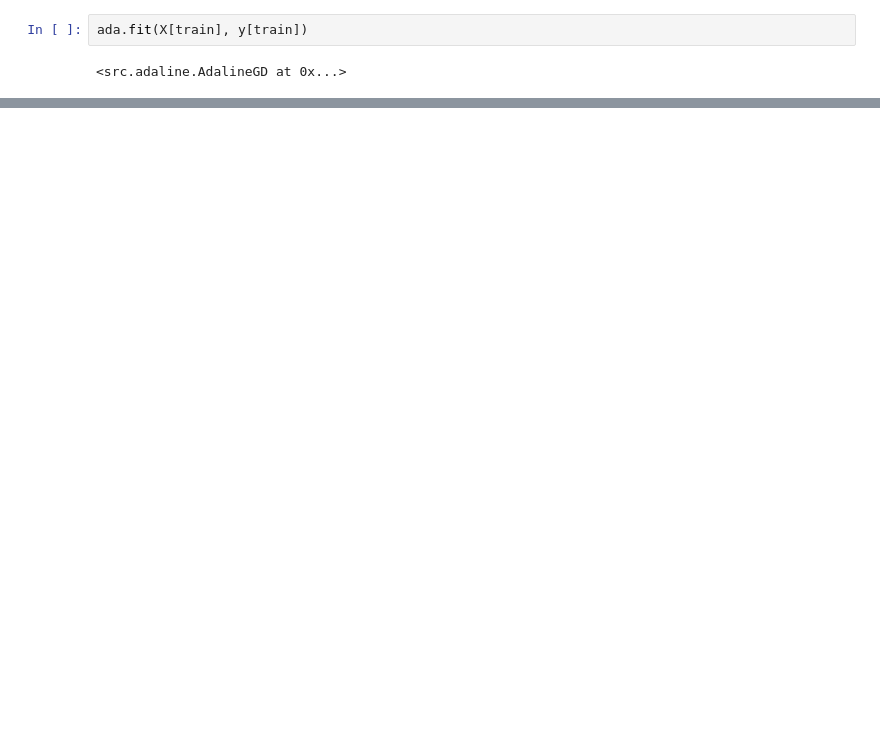
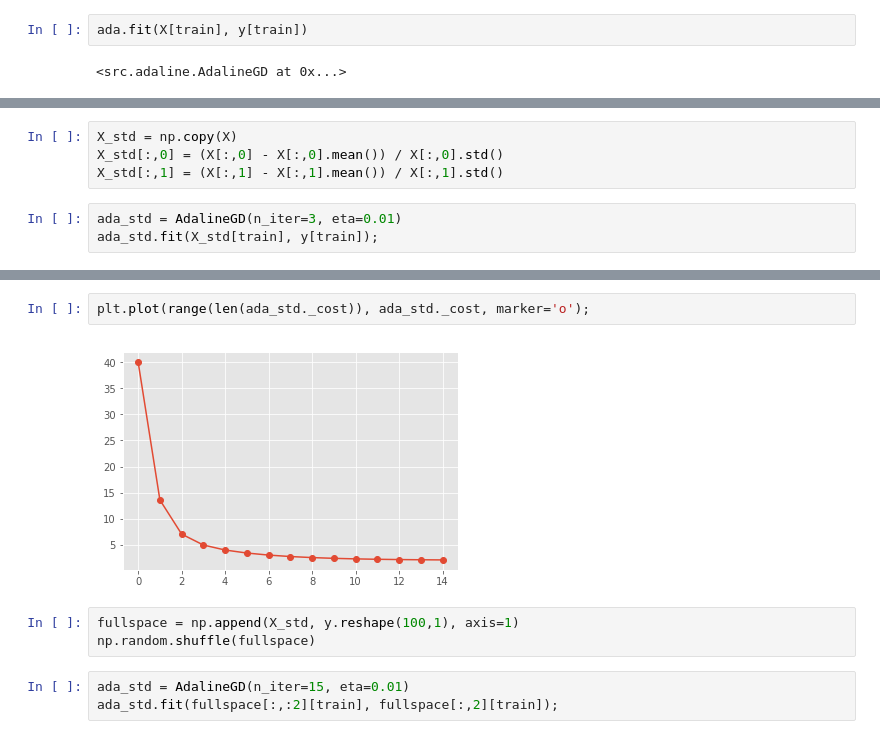
Before and after one commit to theastrocat/machinelearningbook, a Jupyter notebook: Chapter2.ipynb, the cells around one changed output, grey strips where cells are left out. Saved outputs shown, nothing was run; the diff lists cells and outputs as text; blank space fills up the shorter version.

```diff
--- a/Chapter2.ipynb
+++ b/Chapter2.ipynb
@@ -90,0 +92,7 @@ So bad because I need to standardize my featurespace.
+# %%
+X_std = np.copy(X)
+X_std[:,0] = (X[:,0] - X[:,0].mean()) / X[:,0].std()
+X_std[:,1] = (X[:,1] - X[:,1].mean()) / X[:,1].std()
+# %%
+ada_std = AdalineGD(n_iter=3, eta=0.01)
+ada_std.fit(X_std[train], y[train]);
@@ -90,0 +109,10 @@ So bad because I need to standardize my featurespace.
+# %%
+plt.plot(range(len(ada_std._cost)), ada_std._cost, marker='o');
+# %% [output]
+[figure, added]
+# %%
+fullspace = np.append(X_std, y.reshape(100,1), axis=1)
+np.random.shuffle(fullspace)
+# %%
+ada_std = AdalineGD(n_iter=15, eta=0.01)
+ada_std.fit(fullspace[:,:2][train], fullspace[:,2][train]);
```
Also changed, not shown: parts of 6 cells of this notebook, 1 other file.
